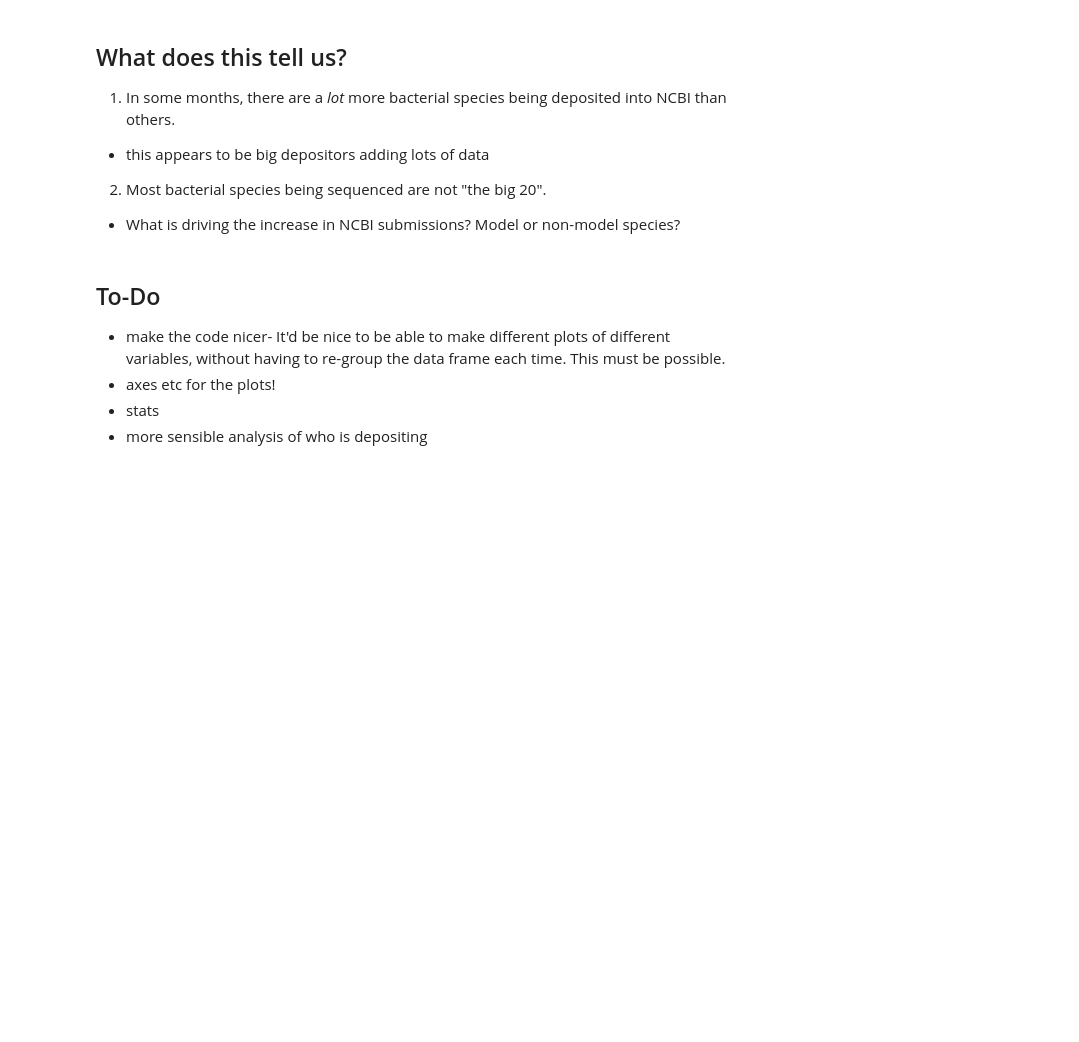
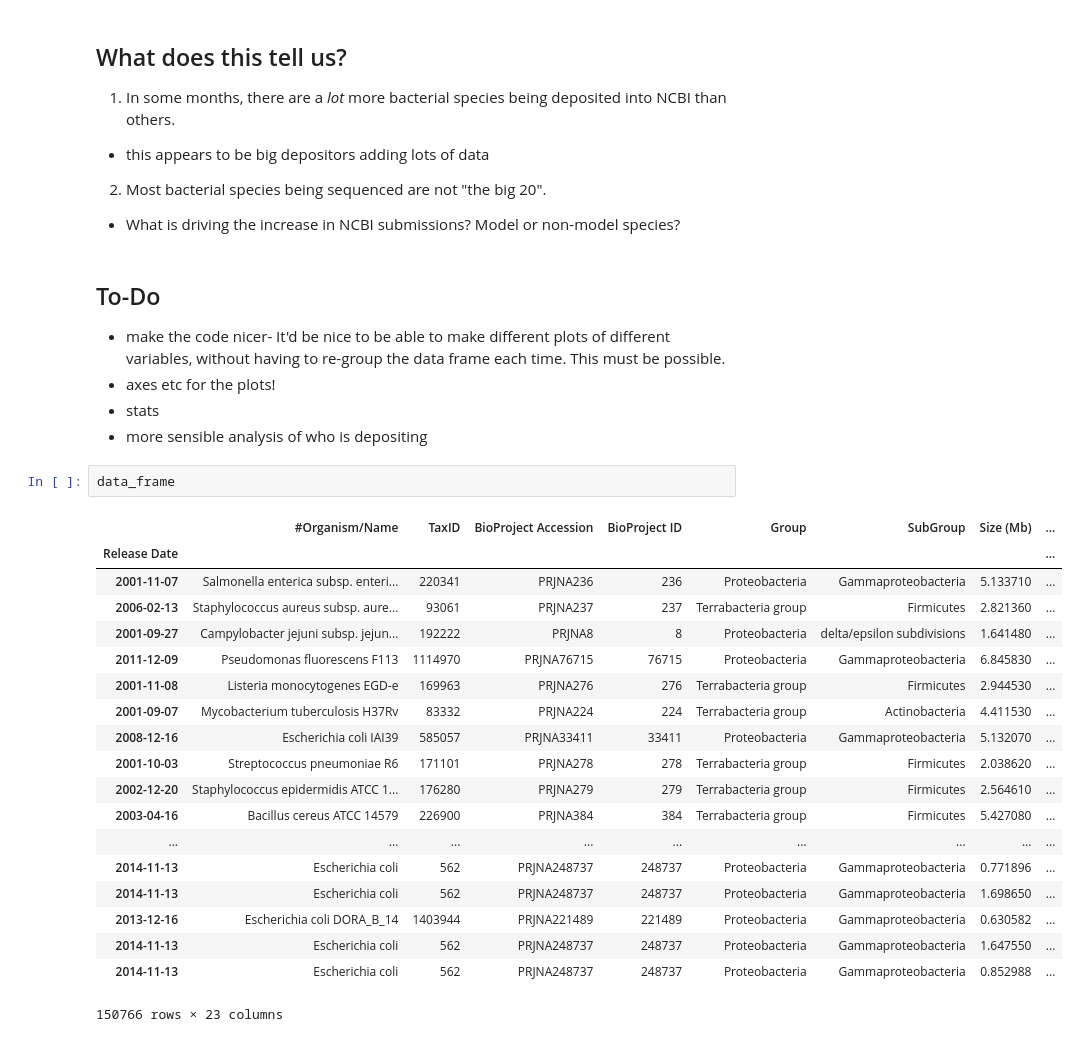
Before and after one commit to biobeth/snake_club, a Jupyter notebook: projects/fancy_graphs/strains-over-time.ipynb, the cells around one changed output. Cells and saved outputs as stored; diff of their text form; blank space fills up the shorter version.

```diff
--- a/projects/fancy_graphs/strains-over-time.ipynb
+++ b/projects/fancy_graphs/strains-over-time.ipynb
@@ -218,3 +206,25 @@ for i in range(2, 10):
 - axes etc for the plots!
 - stats
 - more sensible analysis of who is depositing
+# %%
+data_frame
+# %% [output]
+|  | #Organism/Name | TaxID | BioProject Accession | BioProject ID | Group | SubGroup | Size (Mb) | ... |
+| Release Date |  |  |  |  |  |  |  | ... |
+| 2001-11-07 | Salmonella enterica subsp. enteri... | 220341 | PRJNA236 | 236 | Proteobacteria | Gammaproteobacteria | 5.133710 | ... |
+| 2006-02-13 | Staphylococcus aureus subsp. aure... | 93061 | PRJNA237 | 237 | Terrabacteria group | Firmicutes | 2.821360 | ... |
+| 2001-09-27 | Campylobacter jejuni subsp. jejun... | 192222 | PRJNA8 | 8 | Proteobacteria | delta/epsilon subdivisions | 1.641480 | ... |
+| 2011-12-09 | Pseudomonas fluorescens F113 | 1114970 | PRJNA76715 | 76715 | Proteobacteria | Gammaproteobacteria | 6.845830 | ... |
+| 2001-11-08 | Listeria monocytogenes EGD-e | 169963 | PRJNA276 | 276 | Terrabacteria group | Firmicutes | 2.944530 | ... |
+| 2001-09-07 | Mycobacterium tuberculosis H37Rv | 83332 | PRJNA224 | 224 | Terrabacteria group | Actinobacteria | 4.411530 | ... |
+| 2008-12-16 | Escherichia coli IAI39 | 585057 | PRJNA33411 | 33411 | Proteobacteria | Gammaproteobacteria | 5.132070 | ... |
+| 2001-10-03 | Streptococcus pneumoniae R6 | 171101 | PRJNA278 | 278 | Terrabacteria group | Firmicutes | 2.038620 | ... |
+| 2002-12-20 | Staphylococcus epidermidis ATCC 1... | 176280 | PRJNA279 | 279 | Terrabacteria group | Firmicutes | 2.564610 | ... |
+| 2003-04-16 | Bacillus cereus ATCC 14579 | 226900 | PRJNA384 | 384 | Terrabacteria group | Firmicutes | 5.427080 | ... |
+| ... | ... | ... | ... | ... | ... | ... | ... | ... |
+| 2014-11-13 | Escherichia coli | 562 | PRJNA248737 | 248737 | Proteobacteria | Gammaproteobacteria | 0.771896 | ... |
+| 2014-11-13 | Escherichia coli | 562 | PRJNA248737 | 248737 | Proteobacteria | Gammaproteobacteria | 1.698650 | ... |
+| 2013-12-16 | Escherichia coli DORA_B_14 | 1403944 | PRJNA221489 | 221489 | Proteobacteria | Gammaproteobacteria | 0.630582 | ... |
+| 2014-11-13 | Escherichia coli | 562 | PRJNA248737 | 248737 | Proteobacteria | Gammaproteobacteria | 1.647550 | ... |
+| 2014-11-13 | Escherichia coli | 562 | PRJNA248737 | 248737 | Proteobacteria | Gammaproteobacteria | 0.852988 | ... |
+150766 rows × 23 columns
```
Also changed, not shown: parts of 3 cells of this notebook, 1 other file.
